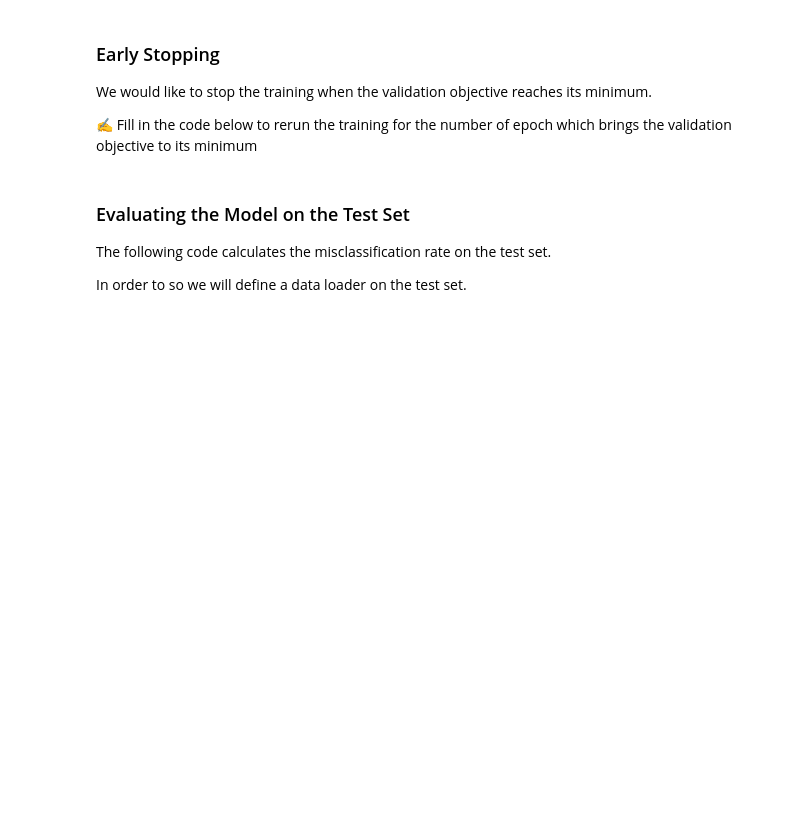
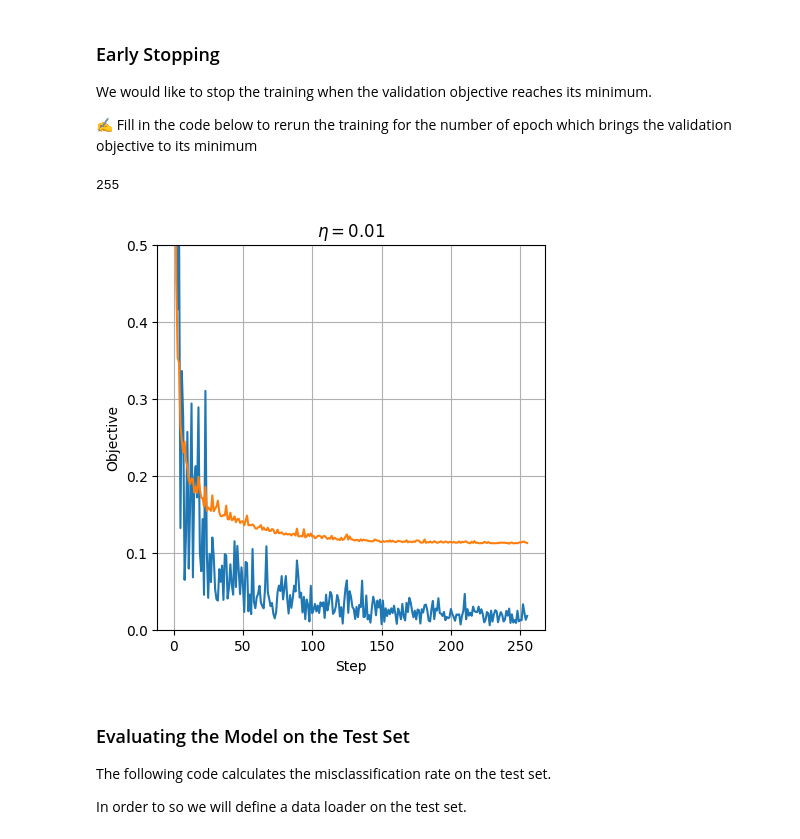
Before and after one commit to AlexYoro/Technion_ML_46195, a Jupyter notebook: content/assignments/assignment_5_ex.ipynb, the cells around one changed output. Cells and saved outputs as stored; diff of their text form; code cells hidden in the pictures; blank space fills up the shorter version.

```diff
--- a/content/assignments/assignment_5_ex.ipynb
+++ b/content/assignments/assignment_5_ex.ipynb
@@ -496,20 +583,26 @@ We would like to stop the training when the validation objective reaches its min
 # %%
 optimal_number_of_steps = np.argmin(val_objective_list)
 print(optimal_number_of_steps)
 
 ## %%%%%%%%%%%%%%% Your code here - Begin %%%%%%%%%%%%%%%
-...
-train_objective_list, val_objective_list = ...
+model = LinearLogisticRegression(in_features=x_train.shape[1] * x_train.shape[2], out_features=10)
+model = model.cuda()
+train_objective_list, val_objective_list = train(model, eta, optimal_number_of_steps, train_loader,
+                                                 torch.tensor(x_val).float(),
+                                                 torch.tensor(y_val).long())
 ## %%%%%%%%%%%%%%% Your code here - End %%%%%%%%%%%%%%%%%
 
 ## Plot
 fig, ax = plt.subplots(figsize=(5, 5))
 ax.plot(np.arange(len(train_objective_list)), train_objective_list, label='Train')
 ax.plot(np.arange(len(val_objective_list)), val_objective_list, label='Validation')
 ax.set_title(r'$\eta={' + f'{eta:g}' + r'}$')
 ax.set_xlabel('Step')
 ax.set_ylabel('Objective')
 ax.set_ylim(0, 0.5);
+# %% [output]
+255
+[figure, added]
 # %% [markdown]
 ### Evaluating the Model on the Test Set
 
```
Also changed, not shown: parts of 26 cells of this notebook.
